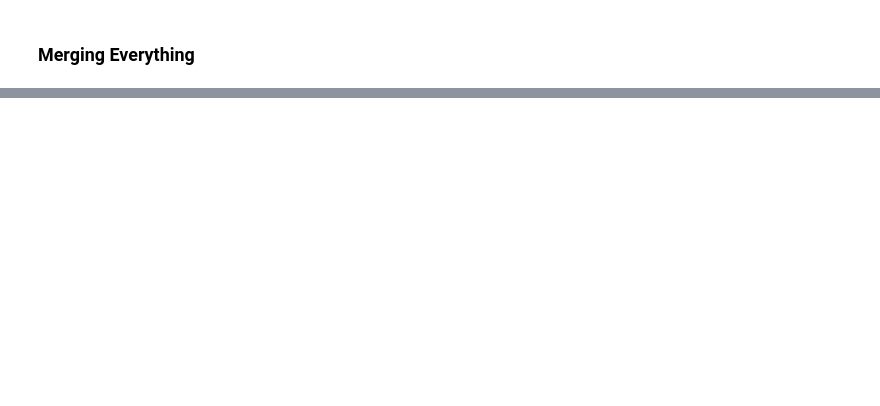
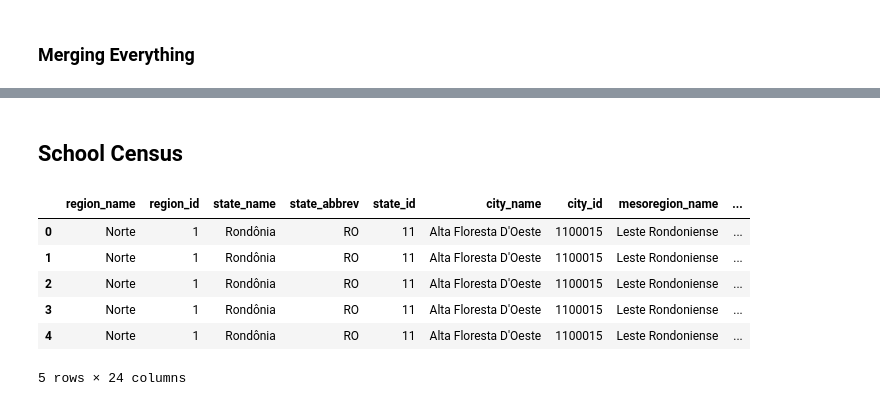
Before and after one commit to felipehlvo/access_to_education_map, a Jupyter notebook: Notebooks/Building Basic Dataset.ipynb, the cells around one changed output, grey strips where cells are left out. Saved outputs shown, nothing was run; the diff lists cells and outputs as text; code cells hidden in the pictures; blank space fills up the shorter version.

```diff
--- a/Notebooks/Building Basic Dataset.ipynb
+++ b/Notebooks/Building Basic Dataset.ipynb
@@ -279,0 +311,74 @@ geo_dataframe.plot()
+# %% [markdown]
+## School Census
+# %%
+# Downloaded from: https://www.gov.br/inep/pt-br/acesso-a-informacao/dados-abertos/microdados/censo-escolar
+
+school_df = pd.read_csv(
+    "/Users/feliphlvo/Documents/Minerva/Capstone/data/Censo Escolar 2020/dados/microdados_ed_basica_2020.CSV",
+    encoding="latin-1",
+    sep=";",
+    usecols=[
+        "CO_ENTIDADE",
+        "NO_REGIAO",
+        "CO_REGIAO",
+        "NO_UF",
+        "SG_UF",
+        "CO_UF",
+        "NO_MUNICIPIO",
+        "CO_MUNICIPIO",
+        "NO_MESORREGIAO",
+        "CO_MESORREGIAO",
+        "NO_MICRORREGIAO",
+        "CO_MICRORREGIAO",
+        "NO_ENTIDADE",
+        "CO_DISTRITO",
+        "TP_DEPENDENCIA",
+        "TP_LOCALIZACAO",
+        "DS_ENDERECO",
+        "NU_ENDERECO",
+        "DS_COMPLEMENTO",
+        "NO_BAIRRO",
+        "CO_CEP",
+        "QT_MAT_MED",
+        "QT_DOC_MED",
+        "QT_TUR_MED",
+    ],
+)
+
+school_df = school_df.rename(
+    columns={
+        "CO_ENTIDADE": "school_id",
+        "NO_REGIAO": "region_name",
+        "CO_REGIAO": "region_id",
+        "NO_UF": "state_name",
+        "SG_UF": "state_abbrev",
+        "CO_UF": "state_id",
+        "NO_MUNICIPIO": "city_name",
+        "CO_MUNICIPIO": "city_id",
+        "NO_MESORREGIAO": "mesoregion_name",
+        "CO_MESORREGIAO": "mesoregion_id",
+        "NO_MICRORREGIAO": "microregion_name",
+        "CO_MICRORREGIAO": "microregion_id",
+        "NO_ENTIDADE": "school_name",
+        "CO_DISTRITO": "sector_id",
+        "TP_DEPENDENCIA": "admin_type",
+        "TP_LOCALIZACAO": "location_type",
+        "DS_ENDERECO": "address",
+        "NU_ENDERECO": "address_number",
+        "DS_COMPLEMENTO": "address_complement",
+        "NO_BAIRRO": "neighborhood",
+        "CO_CEP": "zip_code",
+        "QT_MAT_MED": "n_students",
+        "QT_DOC_MED": "n_teachers",
+        "QT_TUR_MED": "n_classes",
+    }
+)
+school_df.head()
+# %% [output]
+|  | region_name | region_id | state_name | state_abbrev | state_id | city_name | city_id | mesoregion_name | ... |
+| 0 | Norte | 1 | Rondônia | RO | 11 | Alta Floresta D'Oeste | 1100015 | Leste Rondoniense | ... |
+| 1 | Norte | 1 | Rondônia | RO | 11 | Alta Floresta D'Oeste | 1100015 | Leste Rondoniense | ... |
+| 2 | Norte | 1 | Rondônia | RO | 11 | Alta Floresta D'Oeste | 1100015 | Leste Rondoniense | ... |
+| 3 | Norte | 1 | Rondônia | RO | 11 | Alta Floresta D'Oeste | 1100015 | Leste Rondoniense | ... |
+| 4 | Norte | 1 | Rondônia | RO | 11 | Alta Floresta D'Oeste | 1100015 | Leste Rondoniense | ... |
+5 rows × 24 columns
```
Also changed, not shown: parts of 23 cells of this notebook, 2 other files.
